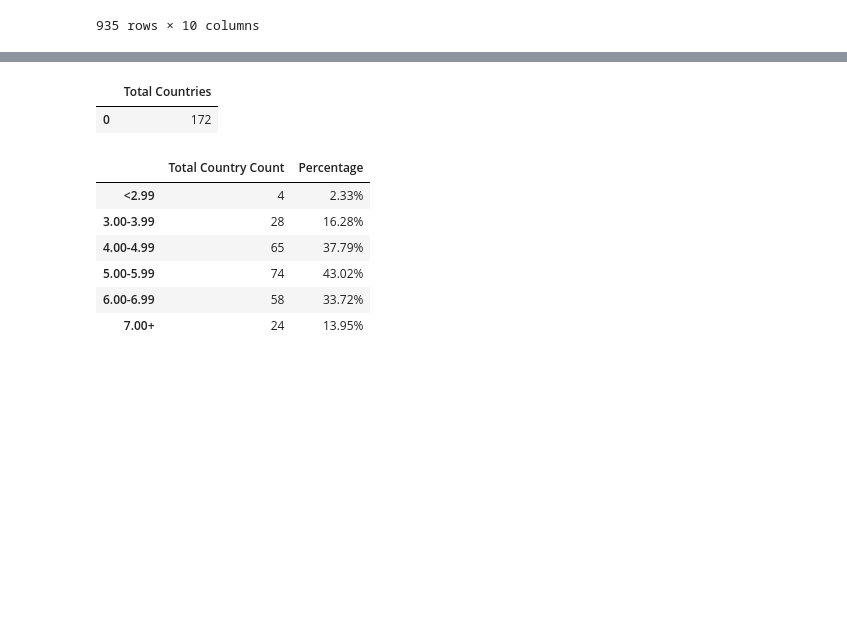
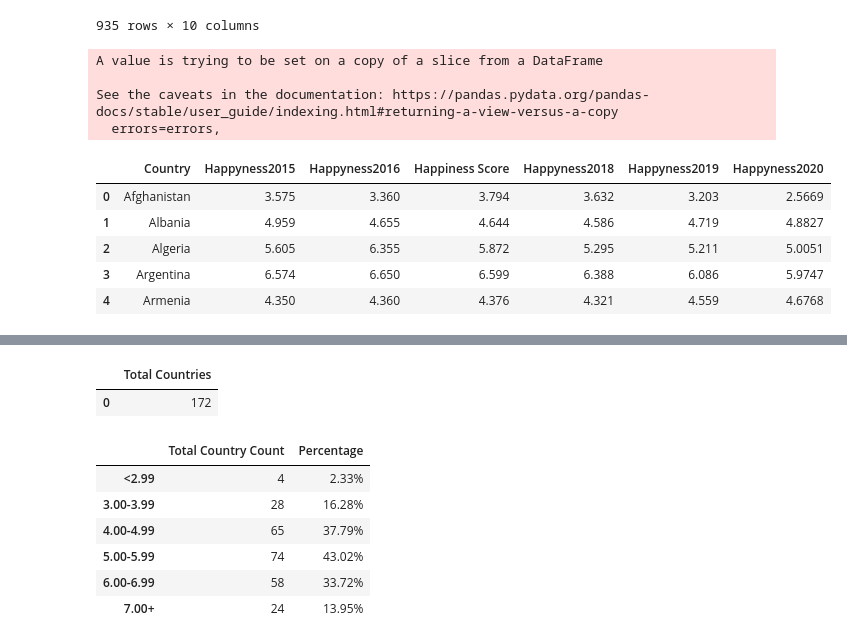
Before and after one commit to lina3362/Project-1, a Jupyter notebook: Project1-WorldHappyness.ipynb, the cells around one changed output, grey strips where cells are left out. Cells and saved outputs as stored; diff of their text form; code cells hidden in the pictures; blank space fills up the shorter version.

```diff
--- a/Project1-WorldHappyness.ipynb
+++ b/Project1-WorldHappyness.ipynb
@@ -85,6 +85,59 @@ combined_data
 | 933 | South Sudan | 152 | 2.8166 | 7.425360 | 0.553707 | 51.000000 | ... |
 | 934 | Afghanistan | 153 | 2.5669 | 7.462861 | 0.470367 | 52.590000 | ... |
 935 rows × 10 columns
+# %%
+Score2015=data2015[['Country', 'Happiness Score']]
+Score2016=data2016[['Country', 'Happiness Score']]
+Score2017=data2017[['Country', 'Happiness Score']]
+Score2018=data2018[['Country', 'Happiness Score']]
+Score2019=data2019[['Country', 'Happiness Score']]
+Score2020=data2020[['Country', 'Happiness Score']]
+
+Score2015.rename(columns={'Happiness Score': 'Happyness2015'},
+                 inplace=True)
+Score2016.rename(columns={'Happiness Score': 'Happyness2016'},
+                 inplace=True)
+Score2017.rename(columns={'Happiness.Score': 'Happyness2017'},
+                 inplace=True)
+Score2018.rename(columns={'Happiness Score': 'Happyness2018'},
+                 inplace=True)
+Score2019.rename(columns={'Happiness Score': 'Happyness2019'},
+                 inplace=True)
+Score2020.rename(columns={'Happiness Score': 'Happyness2020'},
+                 inplace=True)
+# %% [output]
+A value is trying to be set on a copy of a slice from a DataFrame
+
+See the caveats in the documentation: https://pandas.pydata.org/pandas-docs/stable/user_guide/indexing.html#returning-a-view-versus-a-copy
+  errors=errors,
+# %%
+
+mergedtable = pd.merge(Score2015, Score2016, on=['Country'], how='inner')
+mergedtable.head()
+
+mergedtable1 = pd.merge(Score2017, Score2018, on=['Country'], how='inner')
+mergedtable1.head()
+
+mergedtable2 = pd.merge(Score2019, Score2020, on=['Country'], how='inner')
+mergedtable2.head()
+
+mergedtable3 = pd.merge(mergedtable, mergedtable1, on=['Country'], how='inner')
+mergedtable3.head()
+
+mergedtable4 = pd.merge(mergedtable3, mergedtable2, on=['Country'], how='inner')
+mergedtable4.head()
+
+RegionHappyness=mergedtable4.groupby(['Country']).mean()
+RegionHappyness.info
+RegionHappyness.reset_index(inplace=True)
+RegionHappyness.head()
+# %% [output]
+|  | Country | Happyness2015 | Happyness2016 | Happiness Score | Happyness2018 | Happyness2019 | Happyness2020 |
+| 0 | Afghanistan | 3.575 | 3.360 | 3.794 | 3.632 | 3.203 | 2.5669 |
+| 1 | Albania | 4.959 | 4.655 | 4.644 | 4.586 | 4.719 | 4.8827 |
+| 2 | Algeria | 5.605 | 6.355 | 5.872 | 5.295 | 5.211 | 5.0051 |
+| 3 | Argentina | 6.574 | 6.650 | 6.599 | 6.388 | 6.086 | 5.9747 |
+| 4 | Armenia | 4.350 | 4.360 | 4.376 | 4.321 | 4.559 | 4.6768 |
 # %%
 #calculate average number for all columns and grouped by country
 
```
Also changed, not shown: parts of 1 cell of this notebook.
